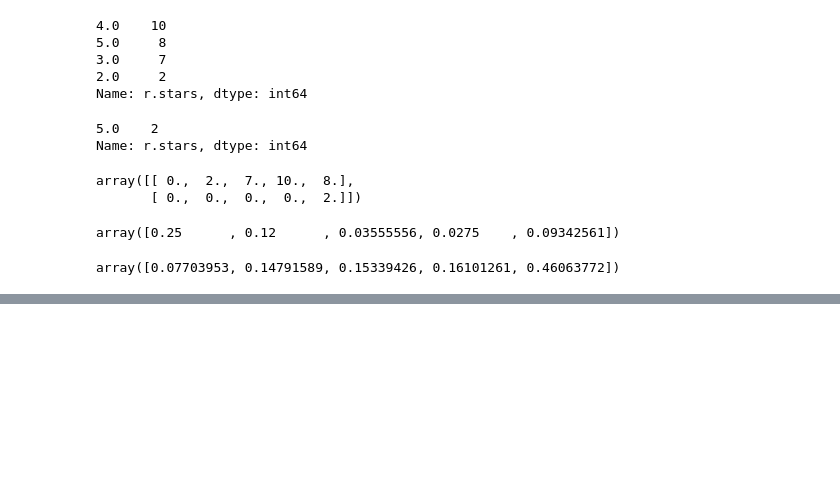
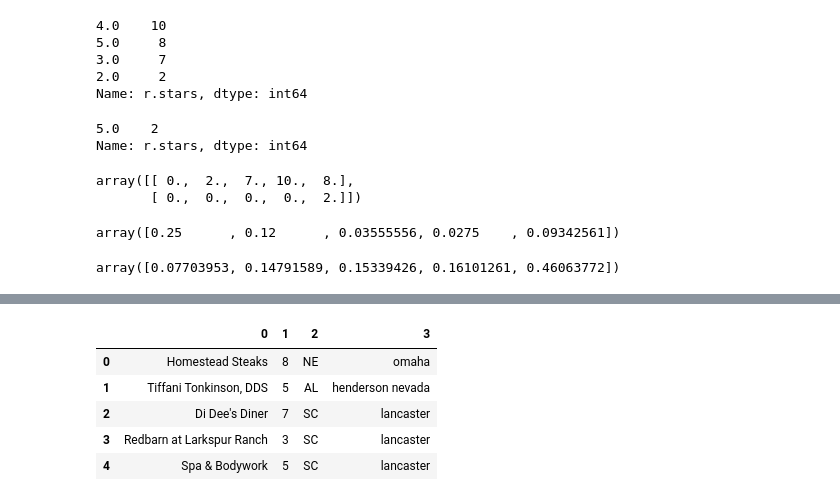
Before and after one commit to wisundstrom/yelp-recommender, a Jupyter notebook: feature_engineering.ipynb, the cells around one changed output, grey strips where cells are left out. Saved outputs shown, nothing was run; the diff lists cells and outputs as text; code cells hidden in the pictures; blank space fills up the shorter version.

```diff
--- a/feature_engineering.ipynb
+++ b/feature_engineering.ipynb
@@ -144,0 +328,9 @@ array([0.07703953, 0.14791589, 0.15339426, 0.16101261, 0.46063772])
+# %%
+rev_countsdf.head()
+# %% [output]
+|  | 0 | 1 | 2 | 3 |
+| 0 | Homestead Steaks | 8 | NE | omaha |
+| 1 | Tiffani Tonkinson, DDS | 5 | AL | henderson nevada |
+| 2 | Di Dee's Diner | 7 | SC | lancaster |
+| 3 | Redbarn at Larkspur Ranch | 3 | SC | lancaster |
+| 4 | Spa & Bodywork | 5 | SC | lancaster |
```
Also changed, not shown: parts of 46 cells of this notebook, 3 other files.
